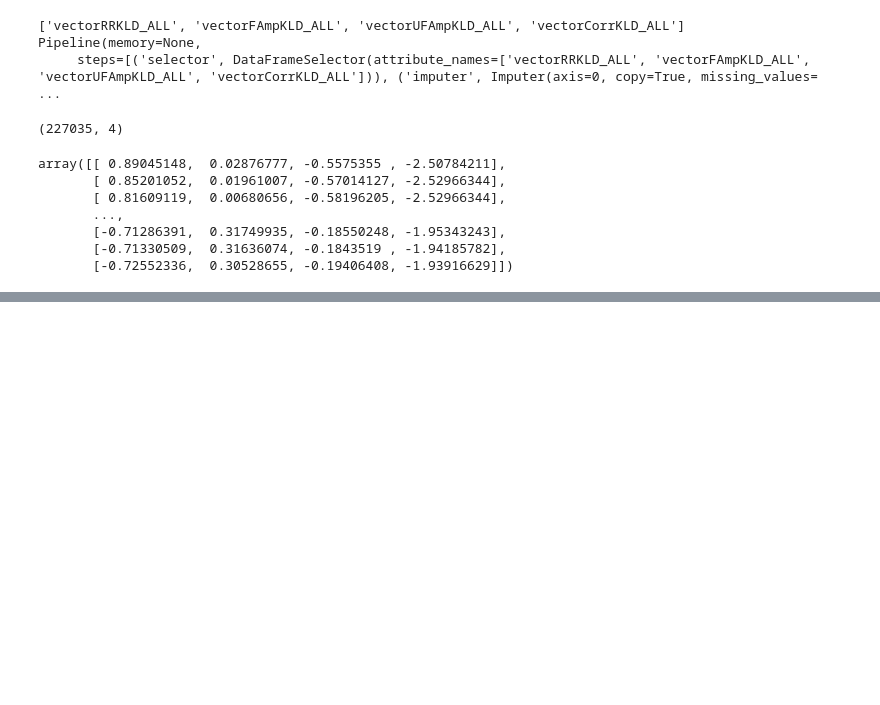
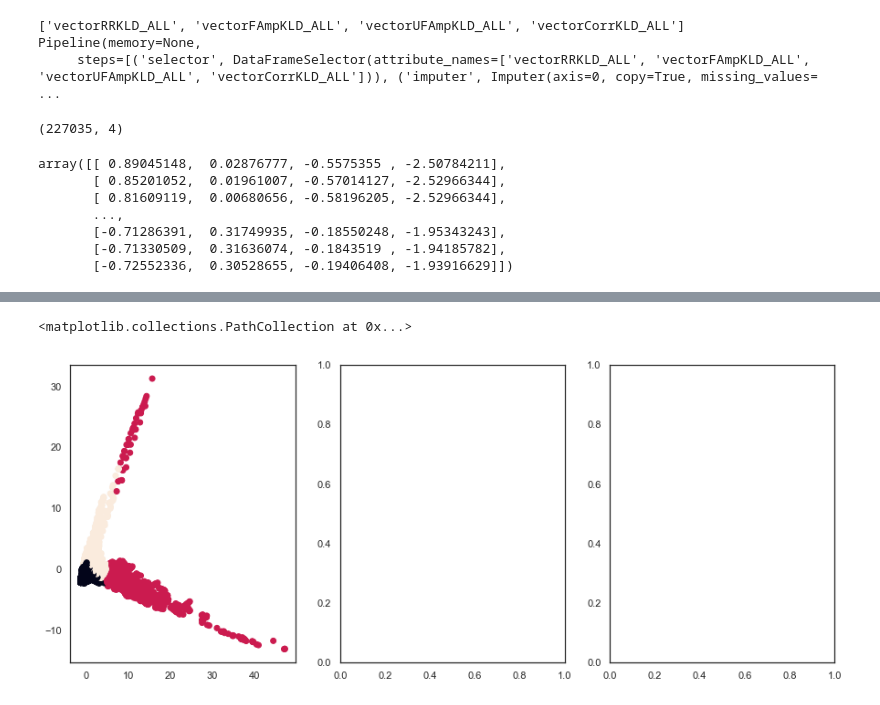
Before and after one commit to valeporti/stg_ete, a Jupyter notebook: test_1.ipynb, the cells around one changed output, grey strips where cells are left out. Drawn from its saved outputs; the diff is of its cells as text; code cells hidden in the pictures; blank space fills up the shorter version.

Commit message:
studied gmm, started kmeans

```diff
--- a/test_1.ipynb
+++ b/test_1.ipynb
@@ -454,0 +527,11 @@ dtype: int64
+# %%
+X = X_New
+km = KMeans(n_clusters=3, random_state=1).fit(X)
+# %%
+Y_ = km.predict(X)
+fig, ax = plt.subplots(1, 3, figsize=(15, 6))
+ax[0].scatter(X[:, 0], X[:, 1], c=Y_)
+plt.show()
+# %% [output]
+<matplotlib.collections.PathCollection at 0x...>
+[figure, added]
```
Also changed, not shown: parts of 15 cells of this notebook.
